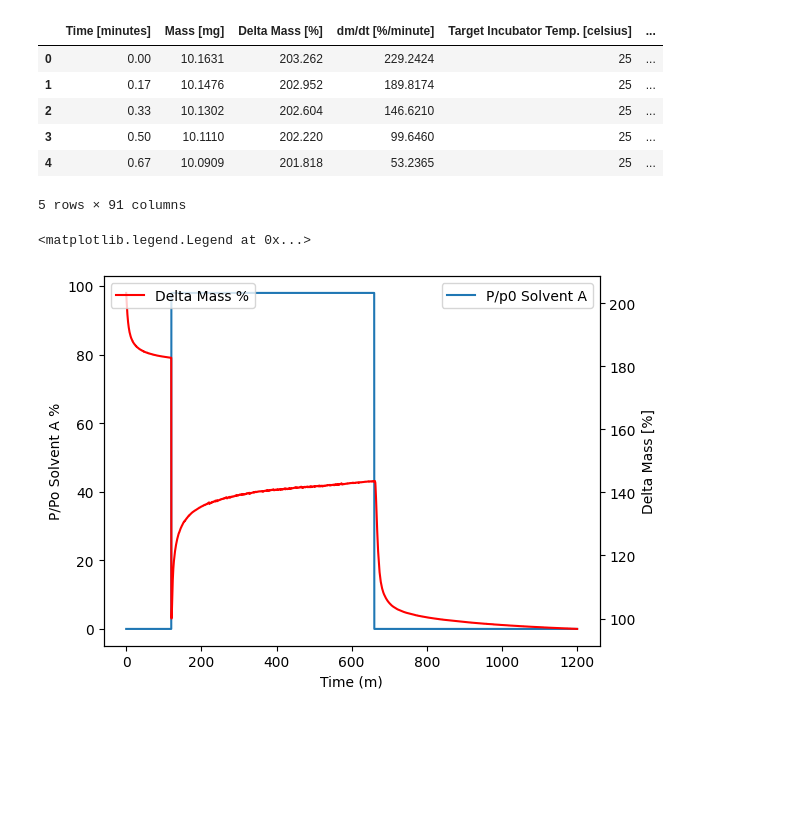
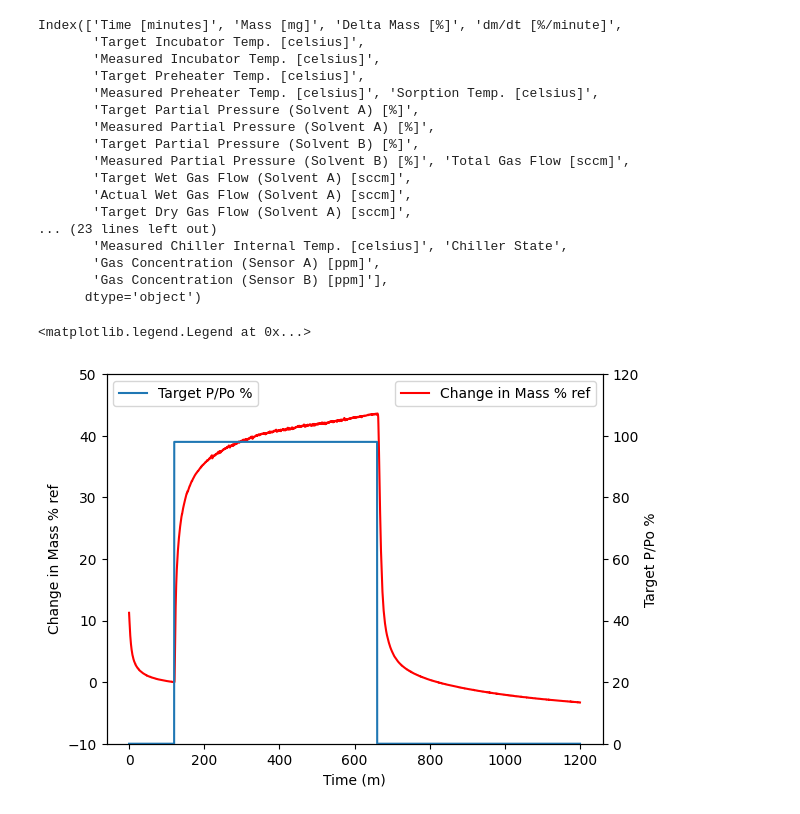
Before and after one commit to mkywall/crucible-analysis-notebooks, a Jupyter notebook: dvs-analysis/basic-analysis-DVS.ipynb, the cells around one changed output. Cells and saved outputs as stored; diff of their text form; code cells hidden in the pictures; blank space fills up the shorter version.

```diff
--- a/dvs-analysis/basic-analysis-DVS.ipynb
+++ b/dvs-analysis/basic-analysis-DVS.ipynb
@@ -14,27 +14,38 @@ num_rows = tmp.loc['Data Start Row:', 1]
 df = pd.read_excel(dsname, sheet_name = "DVS Data",
                    skiprows = (num_rows - 2)) #(header will one be before data start row and don't skip it : ))
 # %%
-df.head()
+df.columns
 # %% [output]
-|  | Time [minutes] | Mass [mg] | Delta Mass [%] | dm/dt [%/minute] | Target Incubator Temp. [celsius] | ... |
-| 0 | 0.00 | 10.1631 | 203.262 | 229.2424 | 25 | ... |
-| 1 | 0.17 | 10.1476 | 202.952 | 189.8174 | 25 | ... |
-| 2 | 0.33 | 10.1302 | 202.604 | 146.6210 | 25 | ... |
-| 3 | 0.50 | 10.1110 | 202.220 | 99.6460 | 25 | ... |
-| 4 | 0.67 | 10.0909 | 201.818 | 53.2365 | 25 | ... |
-5 rows × 91 columns
+Index(['Time [minutes]', 'Mass [mg]', 'Delta Mass [%]', 'dm/dt [%/minute]',
+       'Target Incubator Temp. [celsius]',
+       'Measured Incubator Temp. [celsius]',
+       'Target Preheater Temp. [celsius]',
+       'Measured Preheater Temp. [celsius]', 'Sorption Temp. [celsius]',
+       'Target Partial Pressure (Solvent A) [%]',
+       'Measured Partial Pressure (Solvent A) [%]',
+       'Target Partial Pressure (Solvent B) [%]',
+       'Measured Partial Pressure (Solvent B) [%]', 'Total Gas Flow [sccm]',
+       'Target Wet Gas Flow (Solvent A) [sccm]',
+       'Actual Wet Gas Flow (Solvent A) [sccm]',
+       'Target Dry Gas Flow (Solvent A) [sccm]',
+... (23 lines left out)
+       'Measured Chiller Internal Temp. [celsius]', 'Chiller State',
+       'Gas Concentration (Sensor A) [ppm]',
+       'Gas Concentration (Sensor B) [ppm]'],
+      dtype='object')
 # %%
 fig,ax = plt.subplots()
-ax.plot(df['Time [minutes]'], df['Target Partial Pressure (Solvent A) [%]'], label = 'P/p0 Solvent A')
+ax.plot(df['Time [minutes]'], df['dm (%) - ref'], "r", label = 'Change in Mass % ref')
+ax.set_xlabel("Time (m)")
+ax.set_ylabel("Change in Mass % ref")
+ax.set_ylim([-10,50])
+ax2 = ax.twinx()
+ax2.plot(df['Time [minutes]'], df['Target Partial Pressure (Solvent A) [%]'], label = 'Target P/Po %')
+ax2.set_ylabel("Target P/Po %")
+ax2.set_ylim([0,120])
 
-ax2 = ax.twinx()
-ax2.plot(df['Time [minutes]'], df['Delta Mass [%]'], "r", label = 'Delta Mass %')
-
-ax.set_xlabel("Time (m)")
-ax.set_ylabel("P/Po Solvent A %")
-ax2.set_ylabel("Delta Mass [%]")
 ax.legend(loc = 0)
 ax2.legend(loc = 2)
 # %% [output]
 <matplotlib.legend.Legend at 0x...>
-[figure, old version]
+[figure, new version]
```
